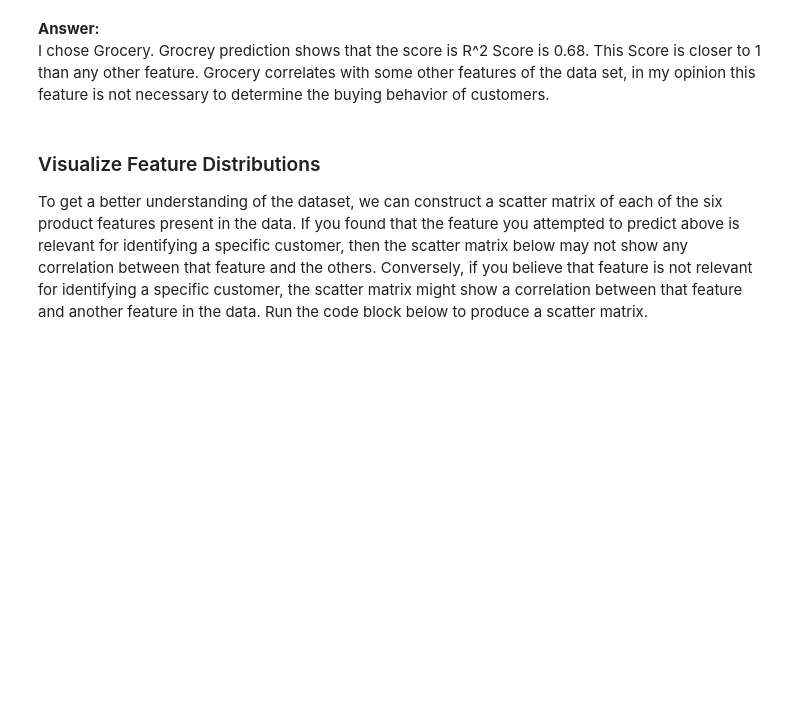
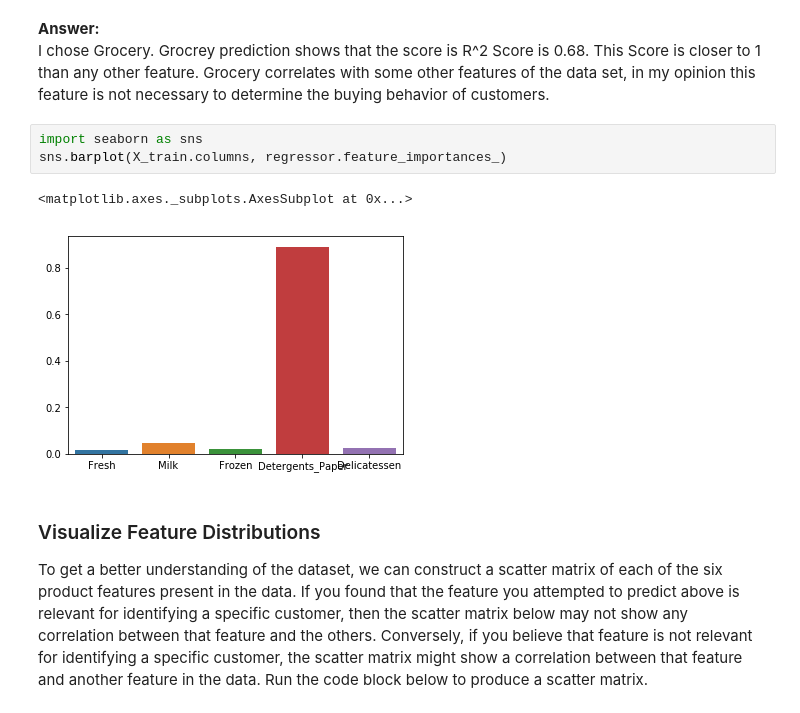
Before and after one commit to tobiassteidle/MLND_Customer_segments, a Jupyter notebook: customer_segments.ipynb, the cells around one changed output. Saved outputs shown, nothing was run; the diff lists cells and outputs as text; blank space fills up the shorter version.

```diff
--- a/customer_segments.ipynb
+++ b/customer_segments.ipynb
@@ -145,6 +176,12 @@ Feature importances: [0.01693979 0.04599096 0.02078956 0.89107689 0.0252028 ]
 # %% [markdown]
 **Answer:**
 I chose Grocery. Grocrey prediction shows that the score is R^2 Score is 0.68. This Score is closer to 1 than any other feature. Grocery correlates with some other features of the data set, in my opinion this feature is not necessary to determine the buying behavior of customers.
+# %%
+import seaborn as sns
+sns.barplot(X_train.columns, regressor.feature_importances_)
+# %% [output]
+<matplotlib.axes._subplots.AxesSubplot at 0x...>
+[figure, added]
 # %% [markdown]
 ### Visualize Feature Distributions
 To get a better understanding of the dataset, we can construct a scatter matrix of each of the six product features present in the data. If you found that the feature you attempted to predict above is relevant for identifying a specific customer, then the scatter matrix below may not show any correlation between that feature and the others. Conversely, if you believe that feature is not relevant for identifying a specific customer, the scatter matrix might show a correlation between that feature and another feature in the data. Run the code block below to produce a scatter matrix.
```
Also changed, not shown: parts of 13 cells of this notebook, 1 other file.
